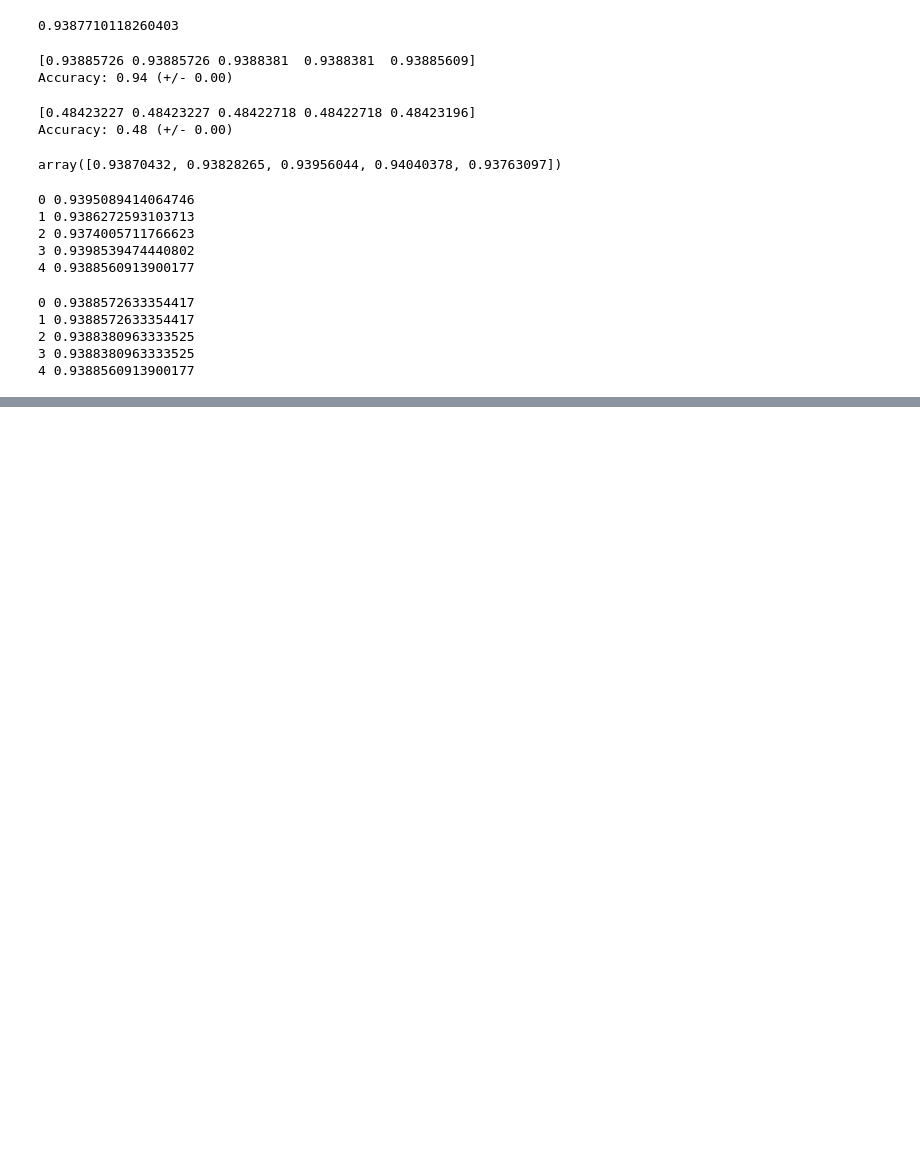
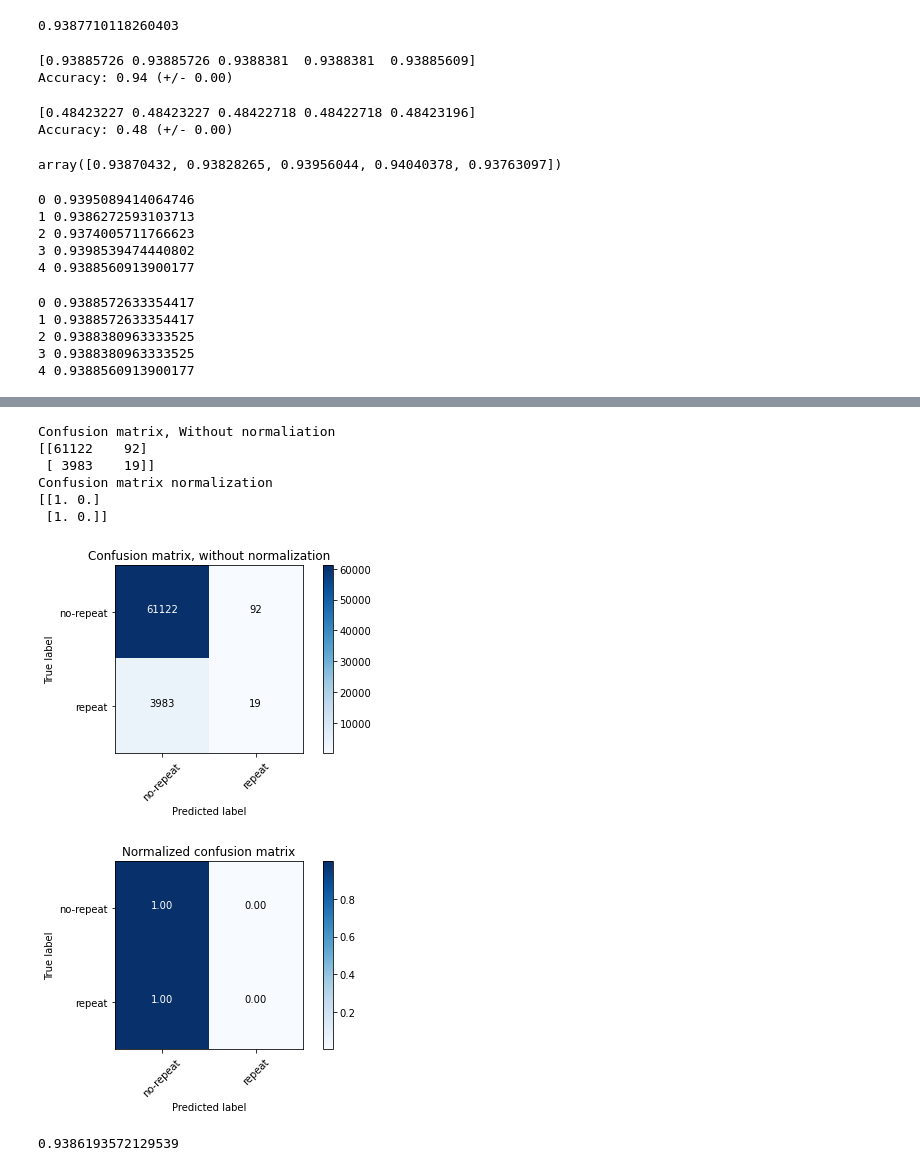
Before and after one commit to SCUISQianFeng/tianchi-ml-base, a Jupyter notebook: TianChi/baseLine/repeatPurchase/model_train_validation_optimization.ipynb, the cells around one changed output, grey strips where cells are left out. Cells and saved outputs as stored; diff of their text form; code cells hidden in the pictures; blank space fills up the shorter version.

```diff
--- a/TianChi/baseLine/repeatPurchase/model_train_validation_optimization.ipynb
+++ b/TianChi/baseLine/repeatPurchase/model_train_validation_optimization.ipynb
@@ -192,41 +208,51 @@ def plot_confusion_matrix(cm,
         print('Confusion matrix, Without normaliation')
     print(cm)
 
-    plt.imshow(cm, interpolation='nearset', cmap=cmap)
+    plt.imshow(cm, interpolation='nearest', cmap=cmap)
     plt.title(title)
     plt.colorbar()
     tick_marks = np.arange(len(classes))
     plt.xticks(tick_marks, classes, rotation=45)
     plt.yticks(tick_marks, classes)
 
-    fmt = '.2f if normalize else d'
+    fmt = '.2f' if normalize else 'd'
     thresh = cm.max() / 2
     for i, j in itertools.product(range(cm.shape[0]), range(cm.shape[1])):
         plt.text(j,
                  i,
                  format(cm[i, j], fmt),
-                 horizontilignment='center',
+                 horizontalalignment='center',
                  color='white' if cm[i, j] > thresh else 'black')
         plt.ylabel('True label')
         plt.xlabel('Predicted label')
         plt.tight_layout()
 
 # Compute confusion matrix
 cnf_matrix = confusion_matrix(y_test, y_pred)
 np.set_printoptions(precision=2)
 
 # Plot non-normalized confusion matrix
 plt.figure()
 plot_confusion_matrix(cnf_matrix,
                       classes=class_names,
                       title='Confusion matrix, without normalization')
 # Plot normalized confusion matrix
 plt.figure()
+
 plot_confusion_matrix(cnf_matrix,
                       classes=class_names,
                       normalize=True,
                       title='Normalized confusion matrix')
 plt.show()
+# %% [output]
+Confusion matrix, Without normaliation
+[[61122    92]
+ [ 3983    19]]
+Confusion matrix normalization
+[[1. 0.]
+ [1. 0.]]
+[figure, added]
+[figure, added]
 # %%
 # 逻辑回归模型
 from sklearn.linear_model import LogisticRegression
@@ -235,8 +261,10 @@ from sklearn.preprocessing import StandardScaler
 stdScaler = StandardScaler()
 X = stdScaler.fit_transform(train)
 X_train, X_test, y_train, y_test =  train_test_split(X, target, random_state=0)
-clf = LogisticRegression(random_stat|e=0, solver='lbfgs', multi_class='multinomial').fit(X_train, y_train)
+clf = LogisticRegression(random_state=0, solver='lbfgs', multi_class='multinomial').fit(X_train, y_train)
 clf.score(X_test, y_test)
+# %% [output]
+0.9386193572129539
 # %%
 # KNN 模型
 from sklearn.neighbors import KNeighborsClassifier
```
Also changed, not shown: parts of 33 cells of this notebook, 1 other file.
